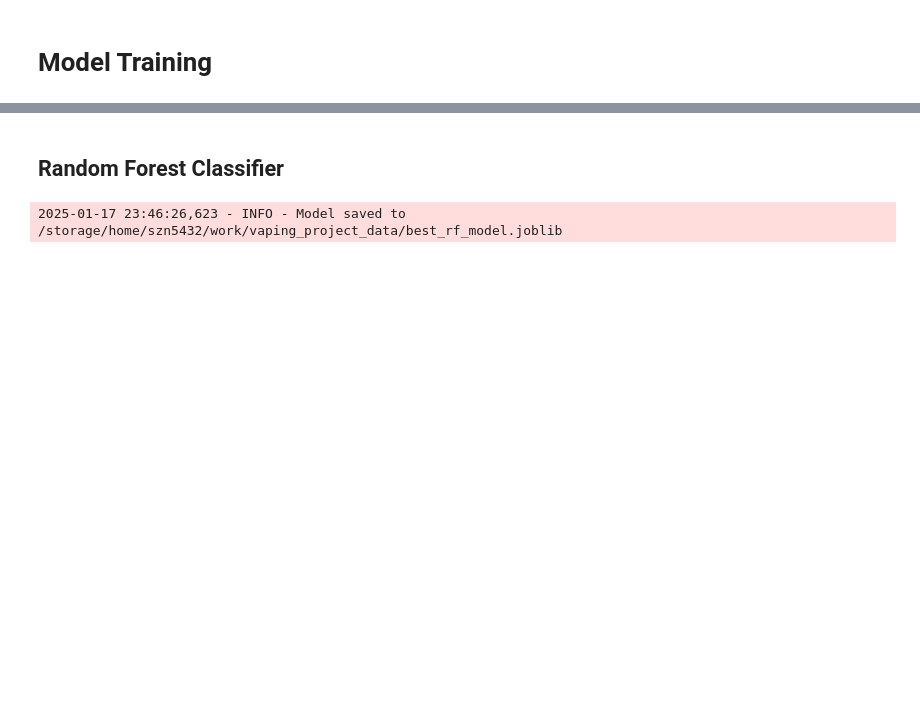
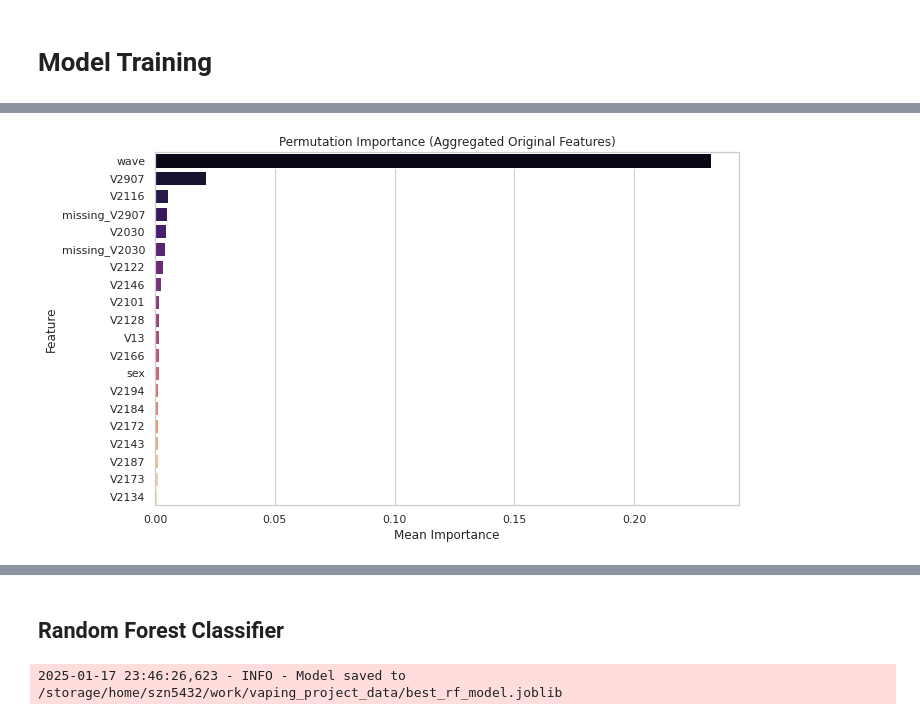
Before and after one commit to siyangni/vaping_project, a Jupyter notebook: modelling.ipynb, the cells around one changed output, grey strips where cells are left out. Cells and saved outputs as stored; diff of their text form; code cells hidden in the pictures; blank space fills up the shorter version.

```diff
--- a/modelling.ipynb
+++ b/modelling.ipynb
@@ -410,0 +491,31 @@ Name: nicotine12d, dtype: float64
+# %%
+#########################################
+# 2. Permutation Importance (Aggregated by Original Feature)
+#########################################
+
+from sklearn.inspection import permutation_importance
+
+# Compute permutation importance using the original features (X_test_with_indicators).
+perm_results = permutation_importance(
+    best_lasso_model,
+    X_test_with_indicators,
+    y_test,
+    scoring='roc_auc',
+    n_repeats=10,
+    random_state=RANDOM_STATE
+)
+
+perm_imp_df = pd.DataFrame({
+    'Feature': X_test_with_indicators.columns,
+    'Importance': perm_results.importances_mean
+}).sort_values(by='Importance', ascending=False)
+
+plt.figure(figsize=(10, 6))
+sns.barplot(x='Importance', y='Feature', data=perm_imp_df.head(20), palette='magma')
+plt.title("Permutation Importance (Aggregated Original Features)")
+plt.xlabel("Mean Importance")
+plt.ylabel("Feature")
+plt.tight_layout()
+plt.show()
+# %% [output]
+[figure, added]
```
Also changed, not shown: parts of 69 cells of this notebook, 6 other files.
